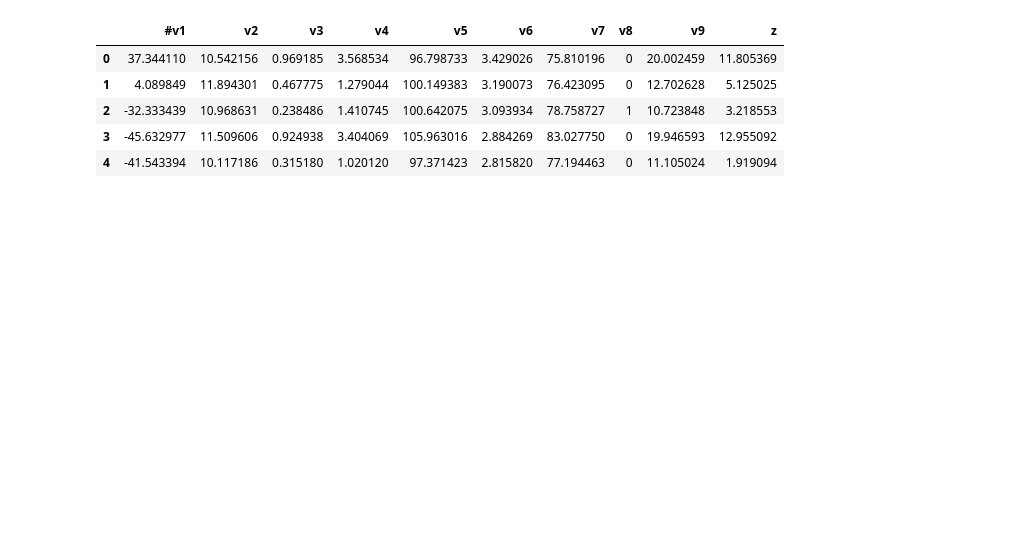
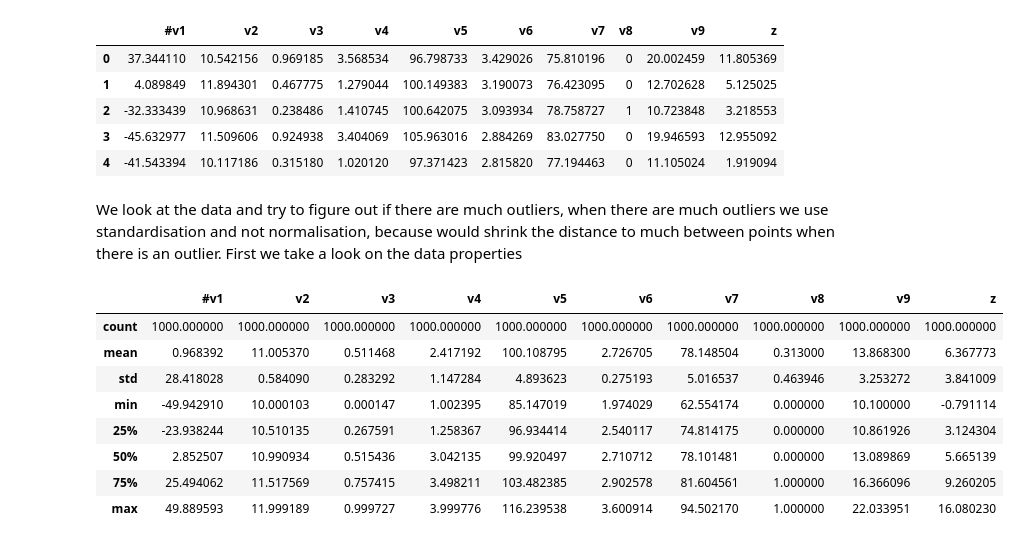
Before and after one commit to ddatsko/URV_NEC_HW1, a Jupyter notebook: data_preprocessing_synthetic.ipynb, the cells around one changed output. Saved outputs shown, nothing was run; the diff lists cells and outputs as text; code cells hidden in the pictures; blank space fills up the shorter version.

```diff
--- a/data_preprocessing_synthetic.ipynb
+++ b/data_preprocessing_synthetic.ipynb
@@ -13,3 +13,17 @@ dfSynthetic.head()
 | 2 | -32.333439 | 10.968631 | 0.238486 | 1.410745 | 100.642075 | 3.093934 | 78.758727 | 1 | 10.723848 | 3.218553 |
 | 3 | -45.632977 | 11.509606 | 0.924938 | 3.404069 | 105.963016 | 2.884269 | 83.027750 | 0 | 19.946593 | 12.955092 |
 | 4 | -41.543394 | 10.117186 | 0.315180 | 1.020120 | 97.371423 | 2.815820 | 77.194463 | 0 | 11.105024 | 1.919094 |
+# %% [markdown]
+We look at the data and try to figure out if there are much outliers, when there are much outliers we use standardisation and not normalisation, because would shrink the distance to much between points when there is an outlier. First we take a look on the data properties
+# %%
+syntheticdf.describe()
+# %% [output]
+|  | #v1 | v2 | v3 | v4 | v5 | v6 | v7 | v8 | v9 | z |
+| count | 1000.000000 | 1000.000000 | 1000.000000 | 1000.000000 | 1000.000000 | 1000.000000 | 1000.000000 | 1000.000000 | 1000.000000 | 1000.000000 |
+| mean | 0.968392 | 11.005370 | 0.511468 | 2.417192 | 100.108795 | 2.726705 | 78.148504 | 0.313000 | 13.868300 | 6.367773 |
+| std | 28.418028 | 0.584090 | 0.283292 | 1.147284 | 4.893623 | 0.275193 | 5.016537 | 0.463946 | 3.253272 | 3.841009 |
+| min | -49.942910 | 10.000103 | 0.000147 | 1.002395 | 85.147019 | 1.974029 | 62.554174 | 0.000000 | 10.100000 | -0.791114 |
+| 25% | -23.938244 | 10.510135 | 0.267591 | 1.258367 | 96.934414 | 2.540117 | 74.814175 | 0.000000 | 10.861926 | 3.124304 |
+| 50% | 2.852507 | 10.990934 | 0.515436 | 3.042135 | 99.920497 | 2.710712 | 78.101481 | 0.000000 | 13.089869 | 5.665139 |
+| 75% | 25.494062 | 11.517569 | 0.757415 | 3.498211 | 103.482385 | 2.902578 | 81.604561 | 1.000000 | 16.366096 | 9.260205 |
+| max | 49.889593 | 11.999189 | 0.999727 | 3.999776 | 116.239538 | 3.600914 | 94.502170 | 1.000000 | 22.033951 | 16.080230 |
```
Also changed, not shown: parts of 17 cells of this notebook, 1 other file.
